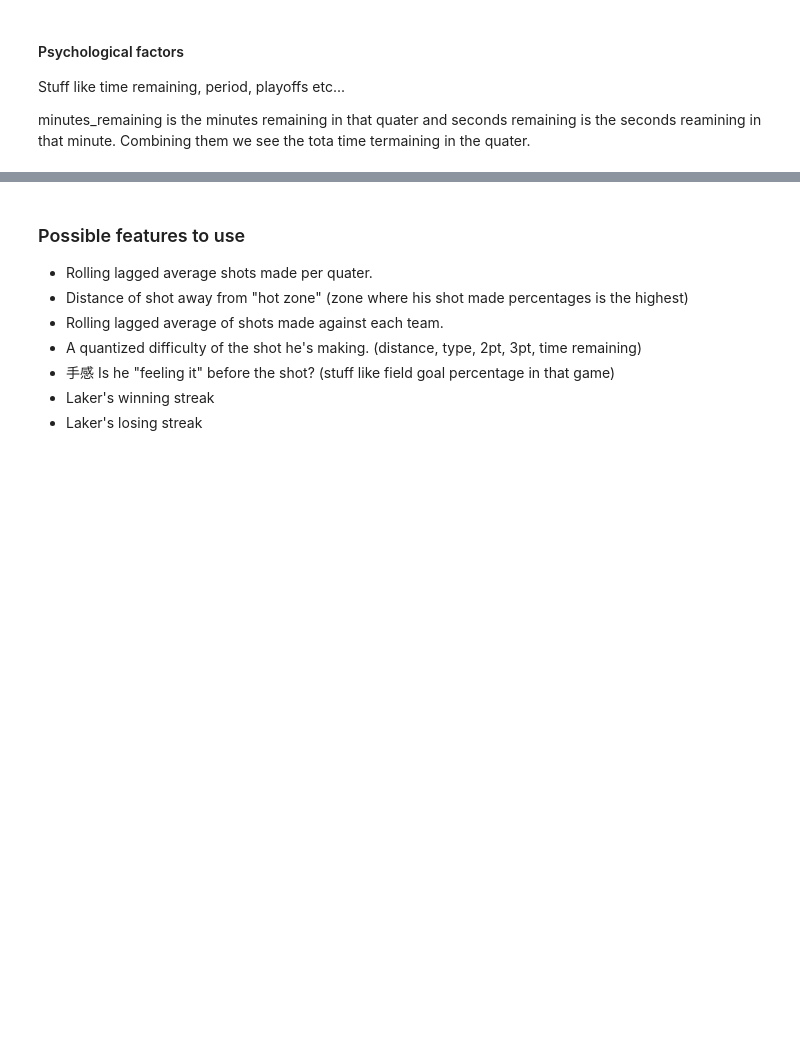
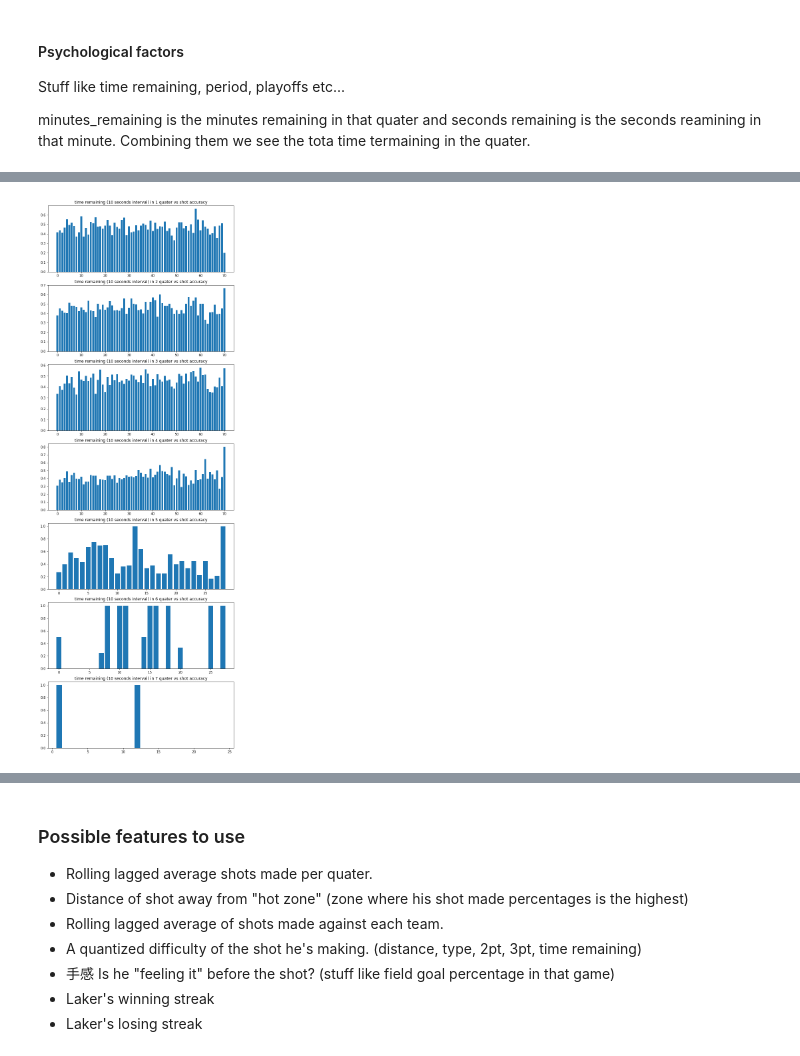
Before and after one commit to chez8990/Kaggle_kobe, a Jupyter notebook: EDA.ipynb, the cells around one changed output, grey strips where cells are left out. Saved outputs shown, nothing was run; the diff lists cells and outputs as text; code cells hidden in the pictures; blank space fills up the shorter version.

```diff
--- a/EDA.ipynb
+++ b/EDA.ipynb
@@ -135,5 +145,3 @@ Interesting, it seems that he's much more likely to make a shot if he's perpendi
 Stuff like time remaining, period, playoffs etc...
 
 minutes_remaining is the minutes remaining in that quater and seconds remaining is the seconds reamining in that minute. Combining them we see the tota time termaining in the quater.
-# %%
-df['time_remaining'] = df['minutes_remaining'] * 60 + df['seconds_remaining']
@@ -144,0 +148,16 @@ plt.show()
+# %%
+df['overtime'] = (df['period'] > 4).astype(int)
+
+df['period_time_remaining'] = df['minutes_remaining'] * 60 + df['seconds_remaining']
+# 20 seconds cuts
+df['period_time_remaining_bin'] = pd.cut(df['period_time_remaining'], bins=np.linspace(0, 720, 72))
+# %%
+period_time_acc = df.groupby(['period_time_remaining_bin', 'period']).mean()['shot_made_flag'].unstack()
+
+plt.figure(figsize=(10, 30))
+for period in range(1, 8):
+    plt.subplot(7, 1, period)
+    plt.bar(range(71), period_time_acc.loc[:, period])
+    plt.title('time remaining (10 seconds interval) in {} quater vs shot accuracy'.format(period))
+# %% [output]
+[figure, added]
```
Also changed, not shown: parts of 37 cells of this notebook, 1 other file.
